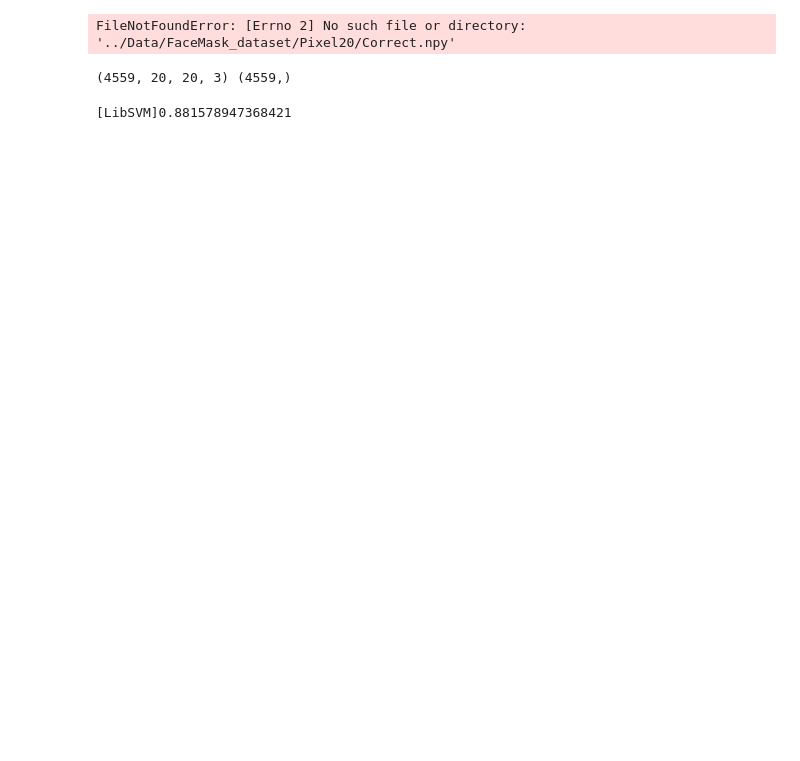
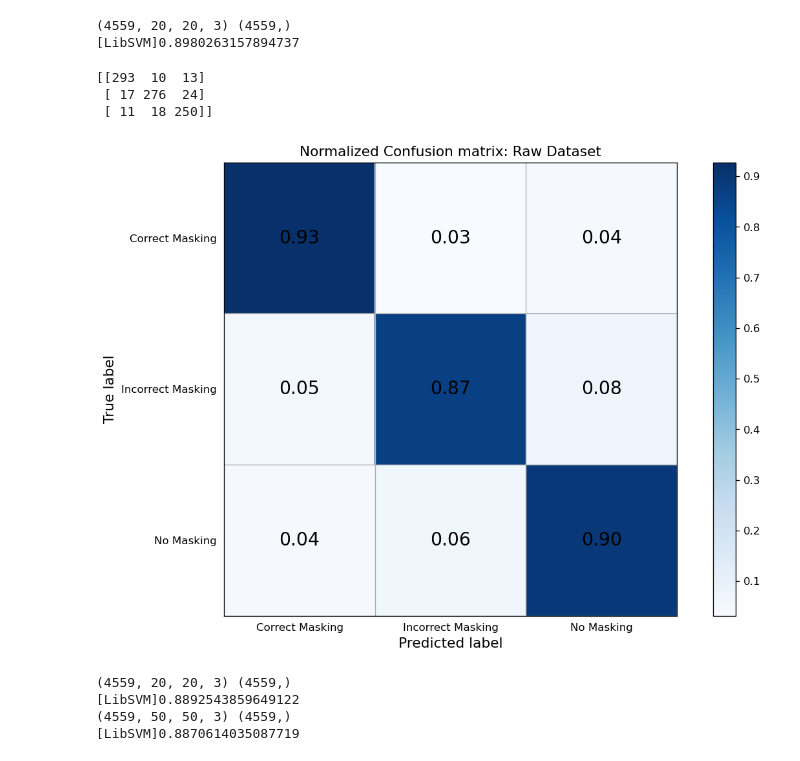
Before and after one commit to GuoJiaqi-1020/EE-475-ML-Final-Project, a Jupyter notebook: Face_Masking_recognition/SVM3.ipynb, the cells around one changed output. Cells and saved outputs as stored; diff of their text form; code cells hidden in the pictures; blank space fills up the shorter version.

```diff
--- a/Face_Masking_recognition/SVM3.ipynb
+++ b/Face_Masking_recognition/SVM3.ipynb
@@ -41,22 +41,66 @@ def train_svm(data_path):
     predict = clf.predict(x_test)
     print(metrics.accuracy_score(y_test, predict))
     return clf
+# %%
+data_path = '../Data/Pixel20/'
+data, labels = load(data_path)
+x = Flatten(RGBtoGray(data))
+x_train, x_test , y_train, y_test = train_test_split(x,labels, test_size = 0.2)
+clf = make_pipeline( StandardScaler(), svm.SVC(cache_size=4000, verbose=True))
+clf.fit(x_train, y_train)
+predict = clf.predict(x_test)
+print(metrics.accuracy_score(y_test, predict))
+# %% [output]
+(4559, 20, 20, 3) (4559,)
+[LibSVM]0.8980263157894737
+# %%
+print(metrics.confusion_matrix(y_test, predict))
+confusion = metrics.confusion_matrix(y_test, predict)
+# %% [output]
+[[293  10  13]
+ [ 17 276  24]
+ [ 11  18 250]]
+# %%
+def plot_confusion(confusion):
+    labels = ["Correct Masking", "Incorrect Masking", "No Masking"]
+    title = "Confusion matrix: Raw Dataset"
+    tick_marks = np.array(range(len(labels))) + 0.5
+    cm = confusion
+    cm = cm.astype('float') / cm.sum(axis=1)[:, np.newaxis]
+    title = "Normalized " + title
+    precision = "%0.2f"
+    plt.figure(figsize=(12, 8), dpi=120)
+    ind_array = np.arange(len(labels))
+    x, y = np.meshgrid(ind_array, ind_array)
+    for x_val, y_val in zip(x.flatten(), y.flatten()):
+        c = cm[y_val][x_val]
+        if c > 0.0:
+            plt.text(x_val, y_val, precision % (c,), color='k', fontsize=17, va='center', ha='center')
+    plt.gca().set_xticks(tick_marks, minor=True)
+    plt.gca().set_yticks(tick_marks, minor=True)
+    plt.gca().xaxis.set_ticks_position('none')
+    plt.gca().yaxis.set_ticks_position('none')
+    plt.grid(True, which='minor', linestyle='-')
+    plt.gcf().subplots_adjust(bottom=0.15)
+    plt.imshow(cm, interpolation='nearest', cmap='Blues')
+    font = {'size': 13}
+    plt.title(title, font)
+    plt.colorbar()
+    xlocations = np.array(range(len(labels)))
+    plt.xticks(xlocations, labels, rotation=0)
+    plt.yticks(xlocations, labels)
+    plt.ylabel('True label', font)
+    plt.xlabel('Predicted label', font)
+    plt.show()
+plot_confusion(confusion)
+# %% [output]
+[figure, added]
 # %%
-model20 = train_svm('../Data/FaceMask_dataset/Pixel20/')
-model50 = train_svm('../Data/FaceMask_dataset/Pixel50/')
-model100 = train_svm('../Data/FaceMask_dataset/Pixel100/')
+model20 = train_svm('../Data/Pixel20/')
+model50 = train_svm('../Data/Pixel50/')
+# model100 = train_svm('../Data/FaceMask_dataset/Pixel100/')
 # %% [output]
-FileNotFoundError: [Errno 2] No such file or directory: '../Data/FaceMask_dataset/Pixel20/Correct.npy'
+(4559, 20, 20, 3) (4559,)
+[LibSVM]0.8892543859649122
+(4559, 50, 50, 3) (4559,)
+[LibSVM]0.8870614035087719
-# %%
-data, labels = load('../Data/FaceMask_dataset/Pixel20/')
-x = Flatten(RGBtoGray(data))
-x_train, x_test , y_train, y_test = train_test_split(x,labels, test_size = 0.2)
-# %% [output]
-(4559, 20, 20, 3) (4559,)
-# %%
-clf = make_pipeline( StandardScaler(), svm.SVC(cache_size=4000, verbose=True))
-clf.fit(x_train, y_train)
-predict = clf.predict(x_test)
-print(metrics.accuracy_score(y_test, predict))
-# %% [output]
-[LibSVM]0.881578947368421
```
Also changed, not shown: parts of 1 cell of this notebook, 3 other files.
